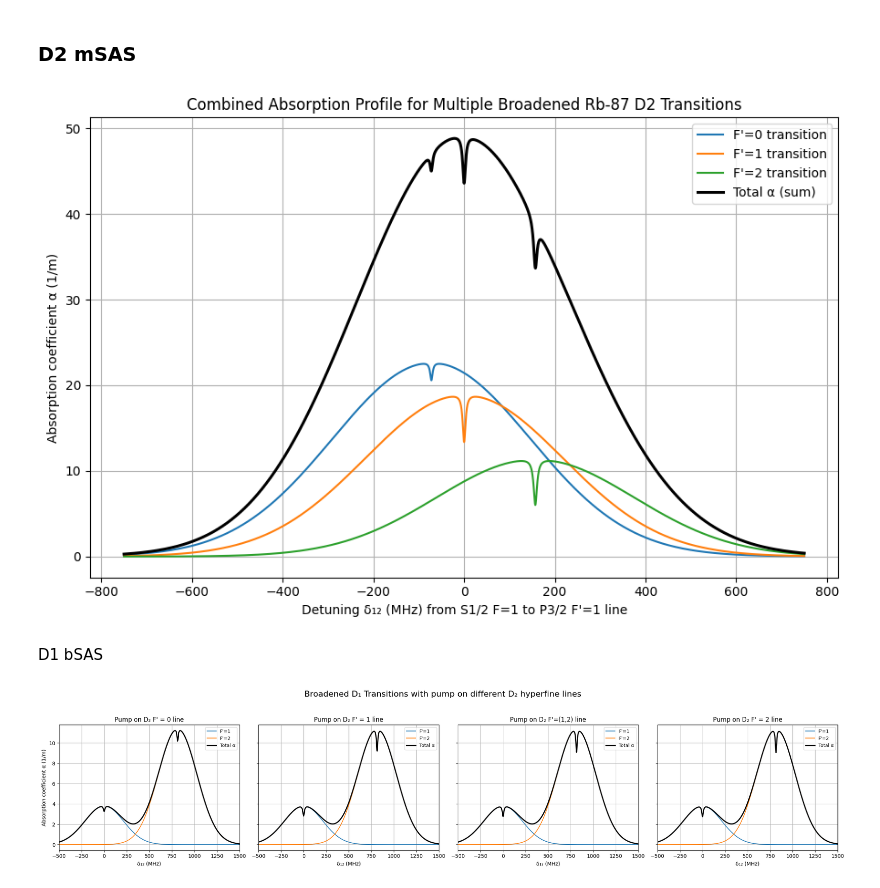
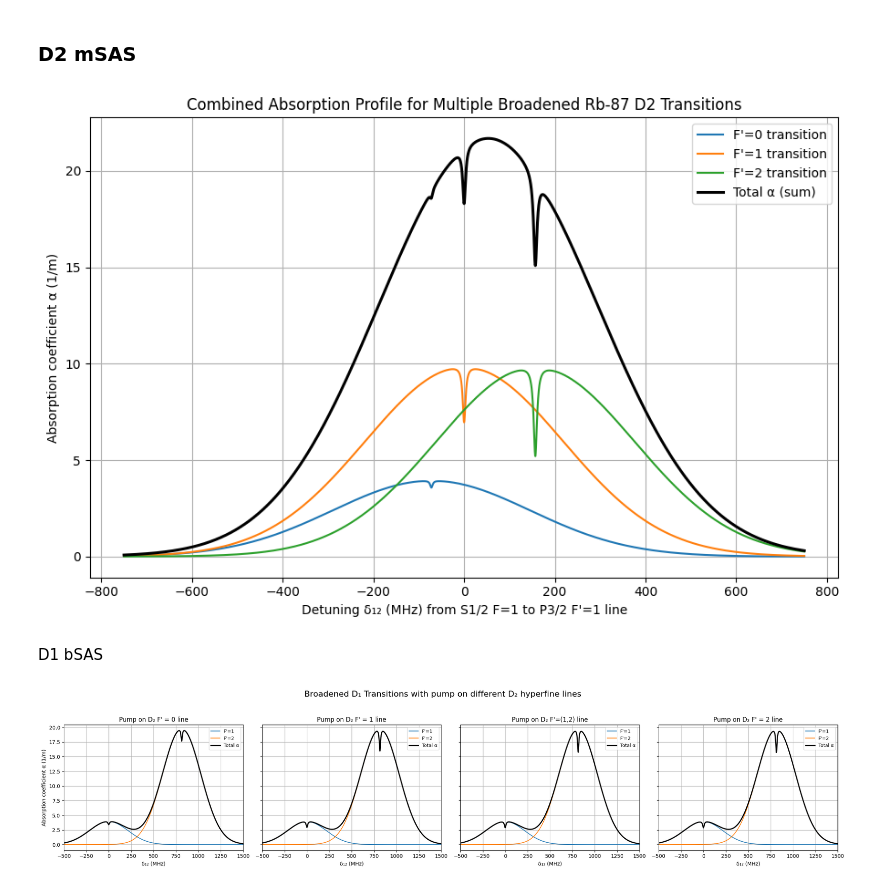
Before and after one commit to JonathanSugijanto/Bi-SAS-for-Optical-Clock, a Jupyter notebook: analytic.ipynb, the cells around one changed output. Saved outputs shown, nothing was run; the diff lists cells and outputs as text; code cells hidden in the pictures.

```diff
--- a/analytic.ipynb
+++ b/analytic.ipynb
@@ -264,8 +277,8 @@ delta_Hz = delta_MHz * 1e6
 # Define multiple transitions
 # "strength" is added in case the addition needs to be weighted
 transitions = [
-    {"strength":1, "f0": f_D11, "sigma0": sigma_D11_0, "lambda0": lambda_D11, "Gamma": Gamma_D11, "I_sat": I_sat_D11, "label": "F'=1"},
-    {"strength":1, "f0": f_D12, "sigma0": sigma_D12_0, "lambda0": lambda_D12, "Gamma": Gamma_D12, "I_sat": I_sat_D12, "label": "F'=2"},
+    {"strength":S_coeff_D1_11, "f0": f_D11, "sigma0": sigma_D11_0, "lambda0": lambda_D11, "Gamma": Gamma_D1, "I_sat": I_sat_D11, "label": "F'=1"},
+    {"strength":S_coeff_D1_12, "f0": f_D12, "sigma0": sigma_D12_0, "lambda0": lambda_D12, "Gamma": Gamma_D1, "I_sat": I_sat_D12, "label": "F'=2"},
 ]
 transitions_ref_D1 = transitions.copy()
 
@@ -305,10 +318,10 @@ delta_Hz = delta_MHz * 1e6
 # Define multiple transitions
 # "strength" is added in case the addition needs to be weighted
 transitions = [
-    {"strength":1, "f0": f_D20, "sigma0": sigma_D20_0, "lambda0": lambda_D20, "Gamma": Gamma_D20, "I_sat": I_sat_D20, "label": "F'=0"},
-    {"strength":1, "f0": f_D21, "sigma0": sigma_D21_0, "lambda0": lambda_D21, "Gamma": Gamma_D21, "I_sat": I_sat_D21, "label": "F'=1"},
-    {"strength":1, "f0": f_D22, "sigma0": sigma_D22_0, "lambda0": lambda_D22, "Gamma": Gamma_D22, "I_sat": I_sat_D22, "label": "F'=2"},
-    {"strength":1, "f0": f_D23, "sigma0": sigma_D23_0, "lambda0": lambda_D23, "Gamma": Gamma_D23, "I_sat": I_sat_D23, "label": "F'=3"},
+    {"strength":S_coeff_D2_10, "f0": f_D20, "sigma0": sigma_D20_0, "lambda0": lambda_D20, "Gamma": Gamma_D2, "I_sat": I_sat_D20, "label": "F'=0"},
+    {"strength":S_coeff_D2_11, "f0": f_D21, "sigma0": sigma_D21_0, "lambda0": lambda_D21, "Gamma": Gamma_D2, "I_sat": I_sat_D21, "label": "F'=1"},
+    {"strength":S_coeff_D2_12, "f0": f_D22, "sigma0": sigma_D22_0, "lambda0": lambda_D22, "Gamma": Gamma_D2, "I_sat": I_sat_D22, "label": "F'=2"},
+    {"strength":0, "f0": f_D23, "sigma0": sigma_D23_0, "lambda0": lambda_D23, "Gamma": Gamma_D2, "I_sat": I_sat_D23, "label": "F'=3"},
 ]
 transitions_ref_D2 = transitions.copy()
 
@@ -349,8 +362,8 @@ delta_13 = 0.0 # pump in resonance
 # Define multiple transitions
 # "strength" is added in case the addition needs to be weighted
 transitions = [
-    {"strength":1, "f0": f_D11, "sigma0": sigma_D11_0, "lambda0": lambda_D11, "Gamma": Gamma_D11, "I_sat": I_sat_D11, "label": "F'=1"},
-    {"strength":1, "f0": f_D12, "sigma0": sigma_D12_0, "lambda0": lambda_D12, "Gamma": Gamma_D12, "I_sat": I_sat_D12, "label": "F'=2"},
+    {"strength":S_coeff_D1_11, "f0": f_D11, "sigma0": sigma_D11_0, "lambda0": lambda_D11, "Gamma": Gamma_D1, "I_sat": I_sat_D11, "label": "F'=1"},
+    {"strength":S_coeff_D1_12, "f0": f_D12, "sigma0": sigma_D12_0, "lambda0": lambda_D12, "Gamma": Gamma_D1, "I_sat": I_sat_D12, "label": "F'=2"},
 ]
 
 # --- 1×4 comparison: pump on D2 F'=0,1,2,3 --------------------------
@@ -465,8 +478,8 @@ delta_Hz = delta_MHz * 1e6
 # "strength" is added in case the addition needs to be weighted
 # or some reason sigma0 is the same but the linewidths are modified
 transitions = [
-    {"strength":1, "f0": f_D11, "sigma0": sigma_D11_0 * (Gamma_D11 + Gamma_D11_d) / Gamma_D11, "lambda0": lambda_D11, "Gamma_tilde": Gamma_D11+Gamma_D11_d+2*Gamma_tr, "I_psat": I_psat_D11, "label": "F'=1"},
-    {"strength":1, "f0": f_D12, "sigma0": sigma_D12_0 * (Gamma_D12 + Gamma_D12_d) / Gamma_D12, "lambda0": lambda_D12, "Gamma_tilde": Gamma_D12+Gamma_D12_d+2*Gamma_tr, "I_psat": I_psat_D12, "label": "F'=2"},
+    {"strength":S_coeff_D1_11, "f0": f_D11, "sigma0": sigma_D11_0, "lambda0": lambda_D11, "Gamma_tilde": Gamma_D11+Gamma_D11_d+2*Gamma_tr, "I_psat": I_psat_D11, "label": "F'=1"},
+    {"strength":S_coeff_D1_12, "f0": f_D12, "sigma0": sigma_D12_0, "lambda0": lambda_D12, "Gamma_tilde": Gamma_D12+Gamma_D12_d+2*Gamma_tr, "I_psat": I_psat_D12, "label": "F'=2"},
 ]
 
 # Compute α for each transition and sum
@@ -490,6 +503,7 @@ def compute_alpha0_numeric_1(delta_array_Hz, N, sigma0, u, lambda0, Gamma2,
     alpha0 = np.zeros_like(delta_array_Hz)
     for i, delta in enumerate(delta_array_Hz):
         alpha0[i] = N * sigma0 * f_D(delta/k_freq, u) * np.pi * Gamma2 / (2 * k_freq)
+    print(f_D(0,u) * np.pi**2)
     return alpha0
 
 zero_f = transitions[0]["f0"]
@@ -497,9 +511,10 @@ i=0
 for tr in transitions:
     i+=1
     delta_shifted_Hz = delta_Hz - (tr["f0"] - zero_f)
-    # alpha0_vals = compute_alpha0_numeric(delta_shifted_Hz, N, tr["sigma0"], u, tr["lambda0"], tr["Gamma_tilde"])
-    alpha0_vals = compute_alpha0_numeric(delta_shifted_Hz, N, transitions_ref_D1[i-1]["sigma0"], u, tr["lambda0"], transitions_ref_D1[i-1]["Gamma"])
+    alpha0_vals = compute_alpha0_numeric(delta_shifted_Hz, N, tr["sigma0"], u, tr["lambda0"], tr["Gamma_tilde"])
+    # alpha0_vals = compute_alpha0_numeric(delta_shifted_Hz, N, transitions_ref_D1[i-1]["sigma0"], u, tr["lambda0"], transitions_ref_D1[i-1]["Gamma"])
     # alpha0_vals = compute_alpha0_numeric_1(delta_shifted_Hz, N, tr["sigma0"], u, tr["lambda0"], tr["Gamma_tilde"])
+    # alpha0_vals = compute_alpha0_numeric_1(delta_shifted_Hz, N, transitions_ref_D1[i-1]["sigma0"], u, tr["lambda0"], tr["Gamma_tilde"])
     alpha_pumpM, K_mSAS_tilde, Gamma_mSAS_tilde = compute_pumpM_tilde(alpha0_vals, delta_shifted_Hz, I_pu_D1, tr["I_psat"], tr["Gamma_tilde"])
     alpha_vals = tr["strength"] * (alpha0_vals - alpha_pumpM)
     alpha_total += alpha_vals
@@ -544,41 +559,41 @@ delta_Hz = delta_MHz * 1e6
 # Define multiple transitions
 # "strength" is added in case the addition needs to be weighted
 transitions = [
-    {"strength":1, "f0": f_D20, "sigma0": sigma_D20_0 * (Gamma_D20 + Gamma_D20_d) / Gamma_D20, "lambda0": lambda_D20, "Gamma_tilde": Gamma_D20+Gamma_D20_d+2*Gamma_tr, "I_psat": I_psat_D20, "label": "F'=0"},
-    {"strength":1, "f0": f_D21, "sigma0": sigma_D21_0 * (Gamma_D21 + Gamma_D21_d) / Gamma_D21, "lambda0": lambda_D21, "Gamma_tilde": Gamma_D21+Gamma_D21_d+2*Gamma_tr, "I_psat": I_psat_D21, "label": "F'=1"},
-    {"strength":1, "f0": f_D22, "sigma0": sigma_D22_0 * (Gamma_D22 + Gamma_D22_d) / Gamma_D22, "lambda0": lambda_D22, "Gamma_tilde": Gamma_D22+Gamma_D22_d+2*Gamma_tr, "I_psat": I_psat_D22, "label": "F'=2"},
-    # {"strength":1, "f0": f_D23, "sigma0": sigma_D23_0 * (Gamma_D23 + Gamma_D23_d) / Gamma_D23, "lambda0": lambda_D23, "Gamma_tilde": Gamma_D23+Gamma_D23_d+2*Gamma_tr, "I_psat": I_psat_D23, "label": "F'=3"},
+    {"strength":S_coeff_D2_10, "f0": f_D20, "sigma0": sigma_D20_0, "lambda0": lambda_D20, "Gamma_tilde": Gamma_D20+Gamma_D20_d+2*Gamma_tr, "I_psat": I_psat_D20, "label": "F'=0"},
+    {"strength":S_coeff_D2_11, "f0": f_D21, "sigma0": sigma_D21_0, "lambda0": lambda_D21, "Gamma_tilde": Gamma_D21+Gamma_D21_d+2*Gamma_tr, "I_psat": I_psat_D21, "label": "F'=1"},
+    {"strength":S_coeff_D2_12, "f0": f_D22, "sigma0": sigma_D22_0, "lambda0": lambda_D22, "Gamma_tilde": Gamma_D22+Gamma_D22_d+2*Gamma_tr, "I_psat": I_psat_D22, "label": "F'=2"},
+    # {"strength":0, "f0": f_D23, "sigma0": sigma_D23_0, "lambda0": lambda_D23, "Gamma_tilde": Gamma_D23+Gamma_D23_d+2*Gamma_tr, "I_psat": I_psat_D23, "label": "F'=3"},
 ]
 
 # Compute α for each transition and sum
 alpha_total = np.zeros_like(delta_Hz)
 plt.figure(figsize=(9,6))
 
 zero_f = transitions[1]["f0"]
 i=0
 for tr in transitions:
     i+=1
     delta_shifted_Hz = delta_Hz - (tr["f0"] - zero_f)
-    alpha0_vals = compute_alpha0_numeric(delta_shifted_Hz, N, transitions_ref_D2[i-1]["sigma0"], u, tr["lambda0"], transitions_ref_D2[i-1]["Gamma"])
-    # alpha0_vals = compute_alpha0_numeric(delta_shifted_Hz, N, tr["sigma0"], u, tr["lambda0"], tr["Gamma"])
+    # alpha0_vals = compute_alpha0_numeric(delta_shifted_Hz, N, transitions_ref_D2[i-1]["sigma0"], u, tr["lambda0"], transitions_ref_D2[i-1]["Gamma"])
+    alpha0_vals = compute_alpha0_numeric(delta_shifted_Hz, N, tr["sigma0"], u, tr["lambda0"], tr["Gamma_tilde"])
     alpha_pumpM, K_mSAS, Gamma_mSAS = compute_pumpM_tilde(alpha0_vals, delta_shifted_Hz, I_pu_D2, tr["I_psat"], tr["Gamma_tilde"])
     alpha_vals = tr["strength"] * (alpha0_vals - alpha_pumpM)
     alpha_total += alpha_vals
 
     plt.plot(delta_MHz, alpha_vals, label=fr"{tr['label']} transition")
 
 # Plot summed absorption
 plt.plot(delta_MHz, alpha_total, 'k', linewidth=2.2, label="Total α (sum)")
 
 plt.xlabel(r"Detuning δ₁₂ (MHz) from S1/2 F=1 to P3/2 F'=1 line")
 plt.ylabel(r'Absorption coefficient α (1/m)')
 plt.title('Combined Absorption Profile for Multiple Broadened Rb-87 D2 Transitions')
 plt.legend()
 plt.grid(True)
 plt.tight_layout()
 plt.show()
 # %% [output]
-[figure, old version]
+[figure, new version]
 # %% [markdown]
 D1 bSAS
 # %%
@@ -590,8 +605,8 @@ delta_13 = 0.0 # pump in resonance
 # Define multiple transitions
 # "strength" is added in case the addition needs to be weighted
 transitions = [
-    {"strength":1, "f0": f_D11, "sigma0": sigma_D11_0 * (Gamma_D11 + Gamma_D11_d) / Gamma_D11, "lambda0": lambda_D11, "Gamma_tilde": Gamma_D11+Gamma_D11_d+2*Gamma_tr, "I_psat": I_psat_D11, "label": "F'=1"},
-    {"strength":1, "f0": f_D12, "sigma0": sigma_D12_0 * (Gamma_D12 + Gamma_D12_d) / Gamma_D12, "lambda0": lambda_D12, "Gamma_tilde": Gamma_D12+Gamma_D12_d+2*Gamma_tr, "I_psat": I_psat_D12, "label": "F'=2"},
+    {"strength":S_coeff_D1_11, "f0": f_D11, "sigma0": sigma_D11_0, "lambda0": lambda_D11, "Gamma_tilde": Gamma_D11+Gamma_D11_d+2*Gamma_tr, "I_psat": I_psat_D11, "label": "F'=1"},
+    {"strength":S_coeff_D1_12, "f0": f_D12, "sigma0": sigma_D12_0, "lambda0": lambda_D12, "Gamma_tilde": Gamma_D12+Gamma_D12_d+2*Gamma_tr, "I_psat": I_psat_D12, "label": "F'=2"},
 ]
 
 # --- 1×4 comparison: pump on D2 F'=0,1,2,3 --------------------------
@@ -609,8 +624,8 @@ for ax, Gamma_3_d_val, Gamma_3_val, lambda_3, lbl in zip(axes, Gamma_3_d, Gamma_
         i+=1
         # Compute α for each transition and sum
         delta_shifted_Hz = delta_Hz - (tr["f0"] - zero_f)
-        alpha0_vals = compute_alpha0_numeric(delta_shifted_Hz, N, transitions_ref_D1[i-1]["sigma0"], u, tr["lambda0"], transitions_ref_D1[i-1]["Gamma"])
-        # alpha0_vals = compute_alpha0_numeric(delta_shifted_Hz, N, tr["sigma0"], u, tr["lambda0"], tr["Gamma_tilde"])
+        # alpha0_vals = compute_alpha0_numeric(delta_shifted_Hz, N, transitions_ref_D1[i-1]["sigma0"], u, tr["lambda0"], transitions_ref_D1[i-1]["Gamma"])
+        alpha0_vals = compute_alpha0_numeric(delta_shifted_Hz, N, tr["sigma0"], u, tr["lambda0"], tr["Gamma_tilde"])
 
         # wavelength mismatch between probe and pump
         epsilon = tr["lambda0"] / lambda_3 - 1
@@ -641,4 +656,4 @@ fig.suptitle("Broadened D₁ Transitions with pump on different D₂ hyperfine l
 plt.tight_layout(rect=[0, 0, 1, 0.94])
 plt.show()
 # %% [output]
-[figure, old version]
+[figure, new version]
```
Also changed, not shown: parts of 8 cells of this notebook, 3 other files.
